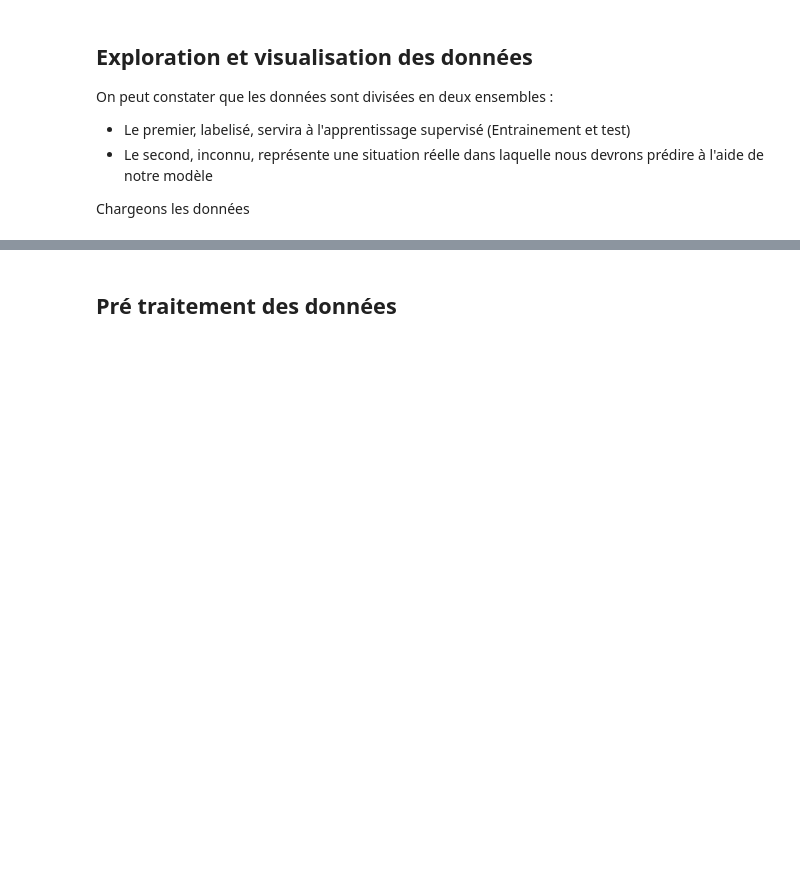
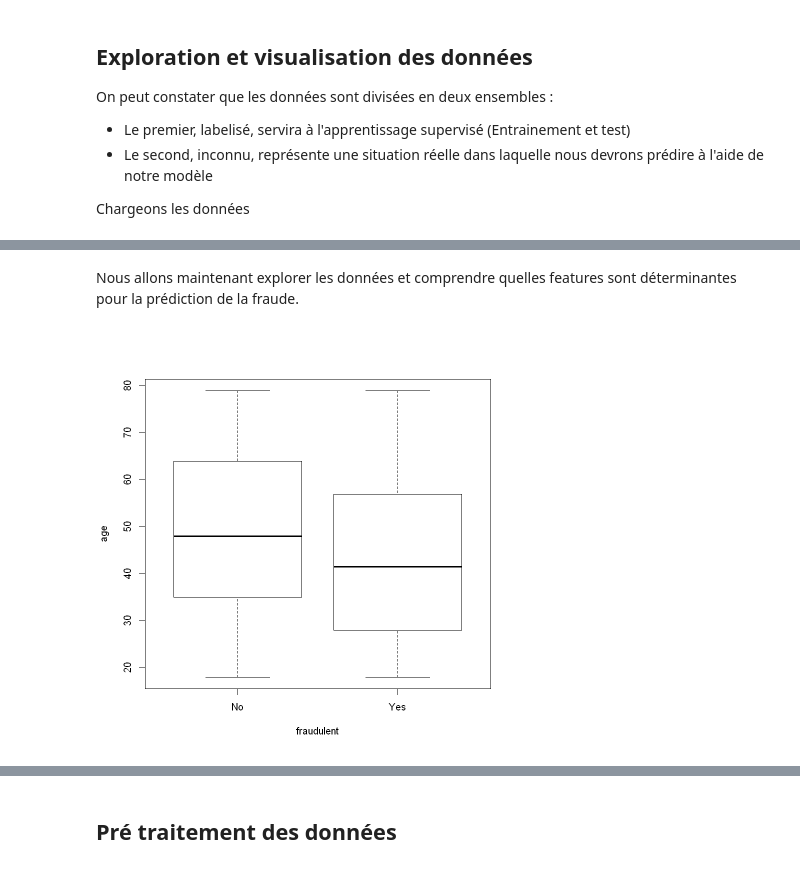
Before and after one commit to MaxGomas/mlanalyse, a Jupyter notebook: main.ipynb, the cells around one changed output, grey strips where cells are left out. Cells and saved outputs as stored; diff of their text form; code cells hidden in the pictures; blank space fills up the shorter version.

```diff
--- a/main.ipynb
+++ b/main.ipynb
@@ -10,3 +10,6 @@ On peut constater que les données sont divisées en deux ensembles :
 - Le second, inconnu, représente une situation réelle dans laquelle nous devrons prédire à l'aide de notre modèle
 
 Chargeons les données
+# %%
+fraudes <- read.csv("./data/Data_Projet_1.csv", header = TRUE, sep = ",", dec = ".", stringsAsFactors = TRUE)
+head(fraudes)
@@ -12,0 +26,6 @@ Chargeons les données
+# %% [markdown]
+Nous allons maintenant explorer les données et comprendre quelles features sont déterminantes pour la prédiction de la fraude.
+# %%
+boxplot(age~fraudulent, data=fraudes)
+# %% [output]
+[figure, added]
```
Also changed, not shown: parts of 9 cells of this notebook, 1 other file.
